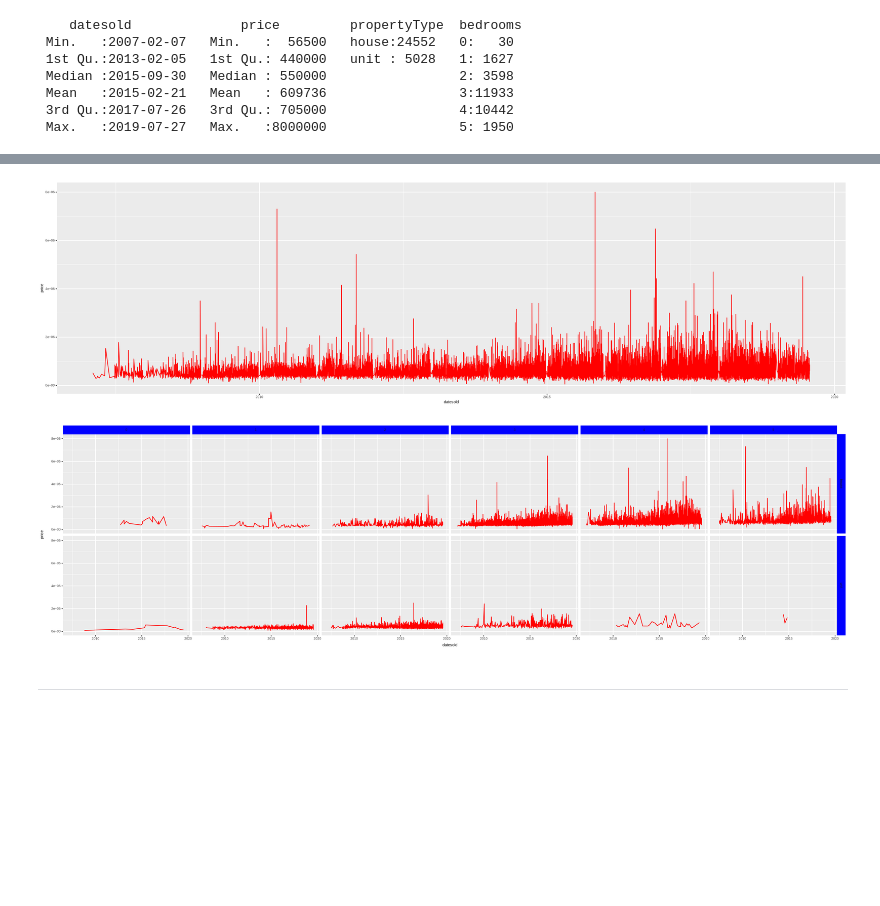
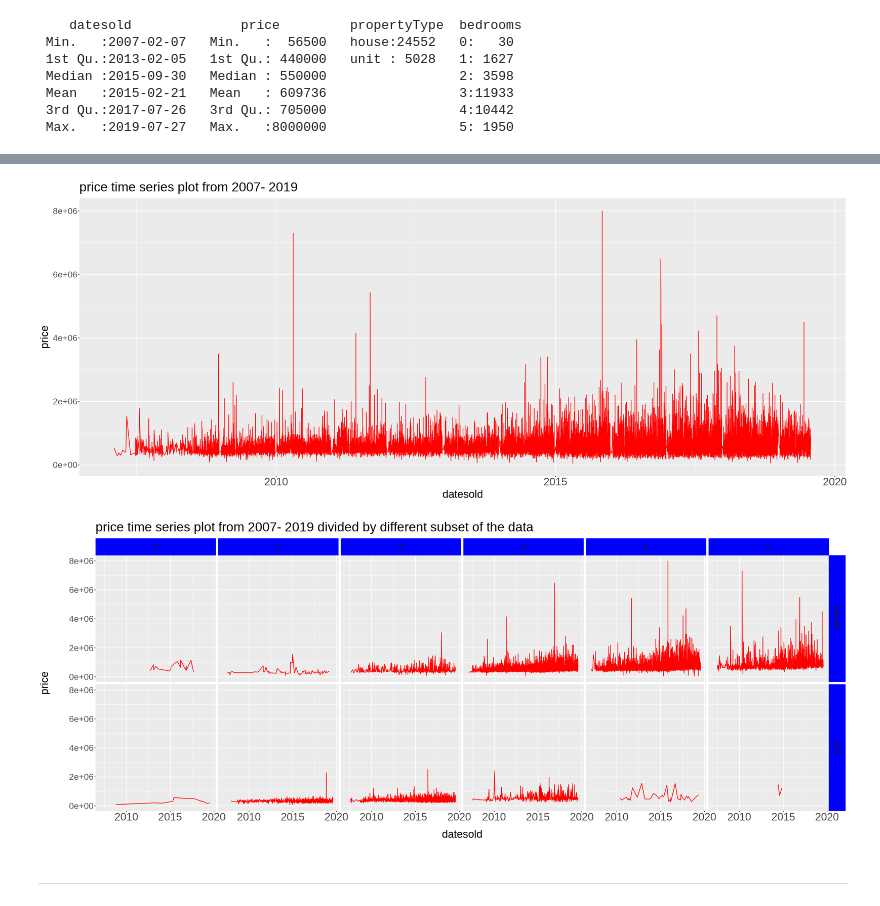
Before and after one commit to omars1234/TimeSeries_ML, a Jupyter notebook: House_prices_Analysis/stats.ipynb, the cells around one changed output, grey strips where cells are left out. Drawn from its saved outputs; the diff is of its cells as text; code cells hidden in the pictures; blank space fills up the shorter version.

```diff
--- a/House_prices_Analysis/stats.ipynb
+++ b/House_prices_Analysis/stats.ipynb
@@ -101,4 +101,11 @@ df  %>% summary()
  Mean   :2015-02-21   Mean   : 609736                 3:11933
  3rd Qu.:2017-07-26   3rd Qu.: 705000                 4:10442
  Max.   :2019-07-27   Max.   :8000000                 5: 1950
+# %%
+my_thems=theme(text = element_text(size = 30),
+      plot.subtitle = element_text(size = 30),
+      legend.title = element_text(size = 30),
+      legend.text = element_text(size = 30),
+      axis.text.x = element_text(size = 30)
+      )
 # %%
@@ -116,9 +121,10 @@ df  %>% ggplot(aes(x = bedrooms,fill=bedrooms))+geom_bar(show.legend = FALSE)
 # %%
-df %>% ggplot(aes(x=datesold,y = price))+geom_line(color="red")
-df %>% ggplot(aes(x=datesold,y = price))+geom_line(color="red")+facet_grid(propertyType~bedrooms)+theme( strip.background = element_rect( fill="blue" ))
+df %>% ggplot(aes(x=datesold,y = price))+geom_line(color="red")+ggtitle("price time series plot from 2007- 2019")+my_thems
+df %>% ggplot(aes(x=datesold,y = price))+geom_line(color="red")+facet_grid(propertyType~bedrooms)+theme( strip.background = element_rect( fill="blue" ))+
+ggtitle("price time series plot from 2007- 2019 divided by different subset of the data")+my_thems
 # %% [output]
-[figure, old version]
+[figure, new version]
-[figure, old version]
+[figure, new version]
 # %% [markdown]
 ---
 # %% [markdown]
```
Also changed, not shown: parts of 2 cells of this notebook.
